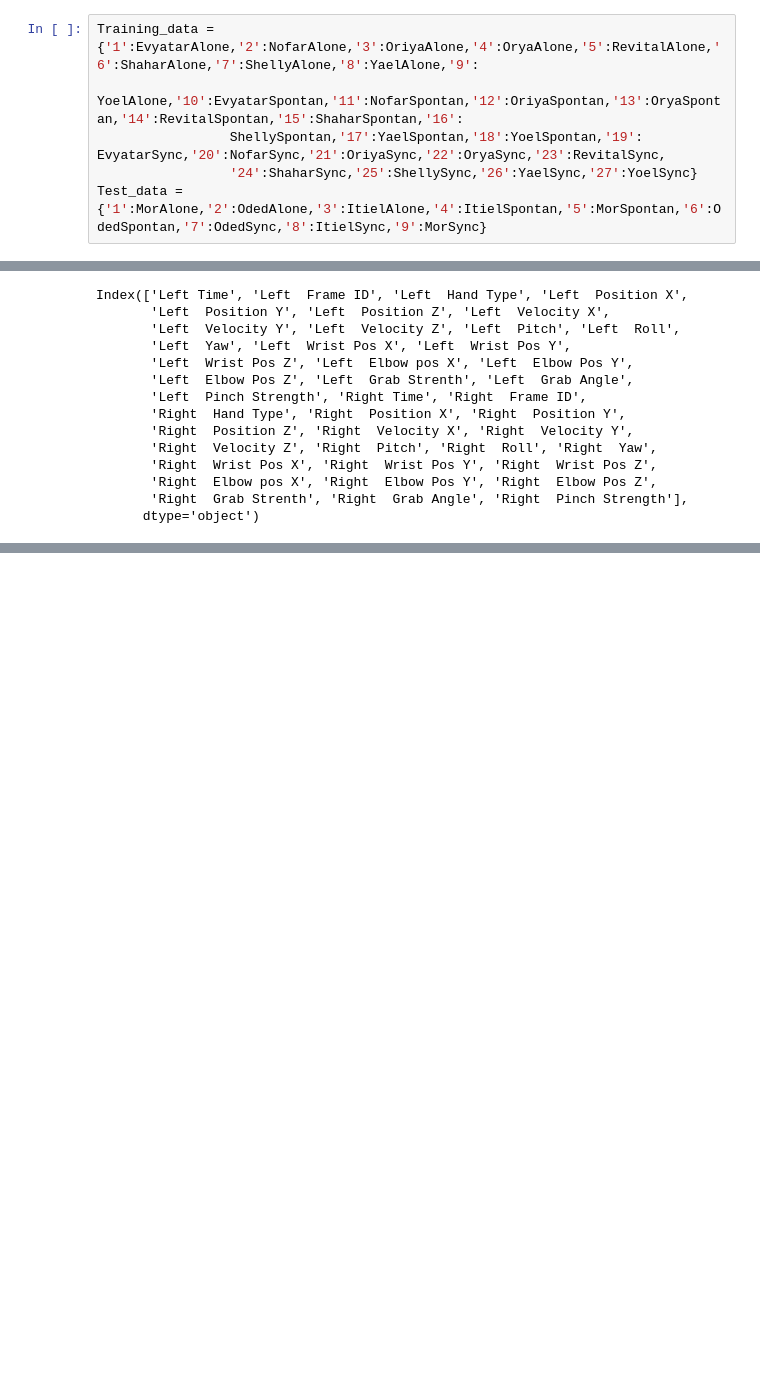
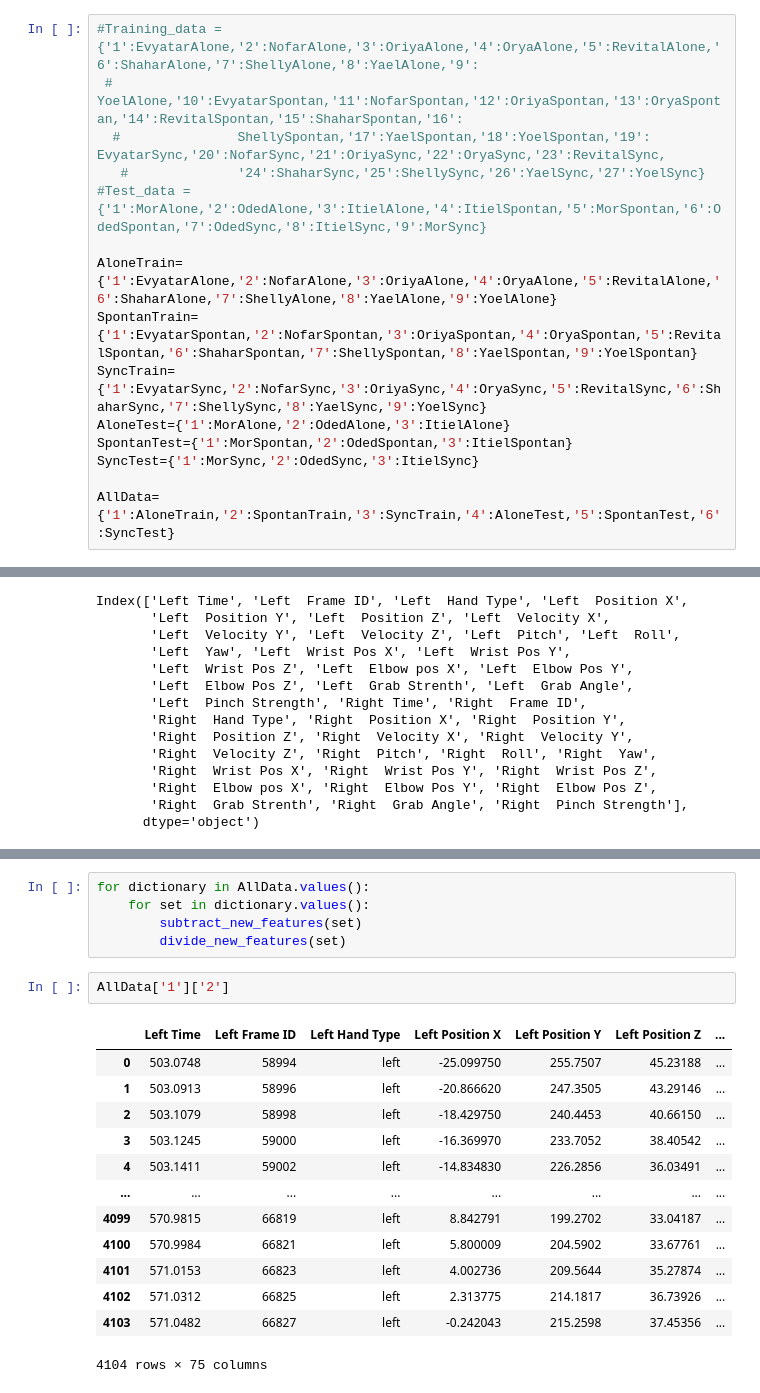
Before and after one commit to idankam/DataScienceCourseProject, a Jupyter notebook: Hands Notebook.ipynb, the cells around one changed output, grey strips where cells are left out. Drawn from its saved outputs; the diff is of its cells as text; blank space fills up the shorter version.

```diff
--- a/Hands Notebook.ipynb
+++ b/Hands Notebook.ipynb
@@ -90,8 +90,17 @@ OdedSpontan = pd.read_csv(r"C:\Users\idank\CourseProject\hands\Validation\Oded63
 OdedSync = pd.read_csv(r"C:\Users\idank\CourseProject\hands\Validation\Oded636754671560850581Sync.csv")
 OdedAlone = pd.read_csv(r"C:\Users\idank\CourseProject\hands\Validation\Oded636754669540564461Alone.csv")
 # %%
-Training_data = {'1':EvyatarAlone,'2':NofarAlone,'3':OriyaAlone,'4':OryaAlone,'5':RevitalAlone,'6':ShaharAlone,'7':ShellyAlone,'8':YaelAlone,'9':
-                 YoelAlone,'10':EvyatarSpontan,'11':NofarSpontan,'12':OriyaSpontan,'13':OryaSpontan,'14':RevitalSpontan,'15':ShaharSpontan,'16':
-                 ShellySpontan,'17':YaelSpontan,'18':YoelSpontan,'19': EvyatarSync,'20':NofarSync,'21':OriyaSync,'22':OryaSync,'23':RevitalSync,
-                 '24':ShaharSync,'25':ShellySync,'26':YaelSync,'27':YoelSync}
-Test_data = {'1':MorAlone,'2':OdedAlone,'3':ItielAlone,'4':ItielSpontan,'5':MorSpontan,'6':OdedSpontan,'7':OdedSync,'8':ItielSync,'9':MorSync}
+#Training_data = {'1':EvyatarAlone,'2':NofarAlone,'3':OriyaAlone,'4':OryaAlone,'5':RevitalAlone,'6':ShaharAlone,'7':ShellyAlone,'8':YaelAlone,'9':
+ #                YoelAlone,'10':EvyatarSpontan,'11':NofarSpontan,'12':OriyaSpontan,'13':OryaSpontan,'14':RevitalSpontan,'15':ShaharSpontan,'16':
+  #               ShellySpontan,'17':YaelSpontan,'18':YoelSpontan,'19': EvyatarSync,'20':NofarSync,'21':OriyaSync,'22':OryaSync,'23':RevitalSync,
+   #              '24':ShaharSync,'25':ShellySync,'26':YaelSync,'27':YoelSync}
+#Test_data = {'1':MorAlone,'2':OdedAlone,'3':ItielAlone,'4':ItielSpontan,'5':MorSpontan,'6':OdedSpontan,'7':OdedSync,'8':ItielSync,'9':MorSync}
+
+AloneTrain={'1':EvyatarAlone,'2':NofarAlone,'3':OriyaAlone,'4':OryaAlone,'5':RevitalAlone,'6':ShaharAlone,'7':ShellyAlone,'8':YaelAlone,'9':YoelAlone}
+SpontanTrain={'1':EvyatarSpontan,'2':NofarSpontan,'3':OriyaSpontan,'4':OryaSpontan,'5':RevitalSpontan,'6':ShaharSpontan,'7':ShellySpontan,'8':YaelSpontan,'9':YoelSpontan}
+SyncTrain={'1':EvyatarSync,'2':NofarSync,'3':OriyaSync,'4':OryaSync,'5':RevitalSync,'6':ShaharSync,'7':ShellySync,'8':YaelSync,'9':YoelSync}
+AloneTest={'1':MorAlone,'2':OdedAlone,'3':ItielAlone}
+SpontanTest={'1':MorSpontan,'2':OdedSpontan,'3':ItielSpontan}
+SyncTest={'1':MorSync,'2':OdedSync,'3':ItielSync}
+
+AllData={'1':AloneTrain,'2':SpontanTrain,'3':SyncTrain,'4':AloneTest,'5':SpontanTest,'6':SyncTest}
@@ -614,0 +615,21 @@ testt
+# %%
+for dictionary in AllData.values():
+    for set in dictionary.values():
+        subtract_new_features(set)
+        divide_new_features(set)
+# %%
+AllData['1']['2']
+# %% [output]
+|  | Left Time | Left Frame ID | Left Hand Type | Left Position X | Left Position Y | Left Position Z | ... |
+| 0 | 503.0748 | 58994 | left | -25.099750 | 255.7507 | 45.23188 | ... |
+| 1 | 503.0913 | 58996 | left | -20.866620 | 247.3505 | 43.29146 | ... |
+| 2 | 503.1079 | 58998 | left | -18.429750 | 240.4453 | 40.66150 | ... |
+| 3 | 503.1245 | 59000 | left | -16.369970 | 233.7052 | 38.40542 | ... |
+| 4 | 503.1411 | 59002 | left | -14.834830 | 226.2856 | 36.03491 | ... |
+| ... | ... | ... | ... | ... | ... | ... | ... |
+| 4099 | 570.9815 | 66819 | left | 8.842791 | 199.2702 | 33.04187 | ... |
+| 4100 | 570.9984 | 66821 | left | 5.800009 | 204.5902 | 33.67761 | ... |
+| 4101 | 571.0153 | 66823 | left | 4.002736 | 209.5644 | 35.27874 | ... |
+| 4102 | 571.0312 | 66825 | left | 2.313775 | 214.1817 | 36.73926 | ... |
+| 4103 | 571.0482 | 66827 | left | -0.242043 | 215.2598 | 37.45356 | ... |
+4104 rows × 75 columns
```
Also changed, not shown: parts of 25 cells of this notebook.
